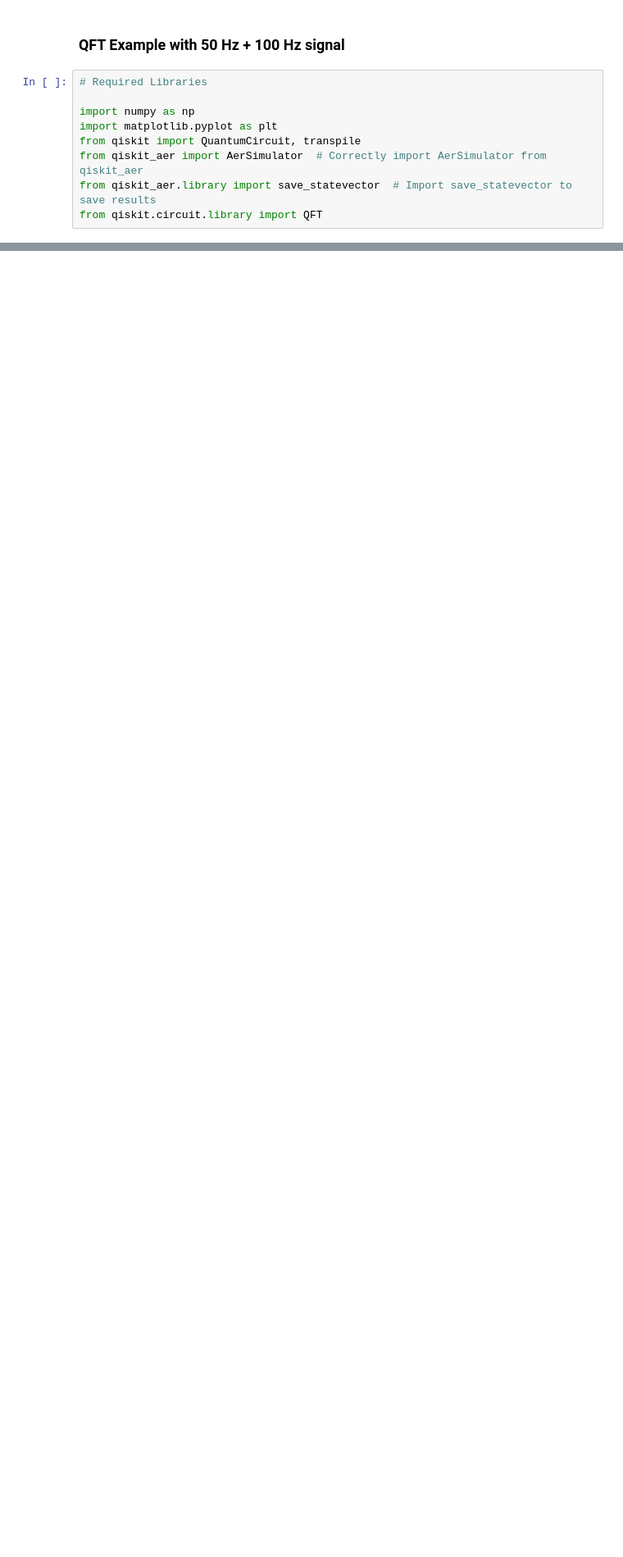
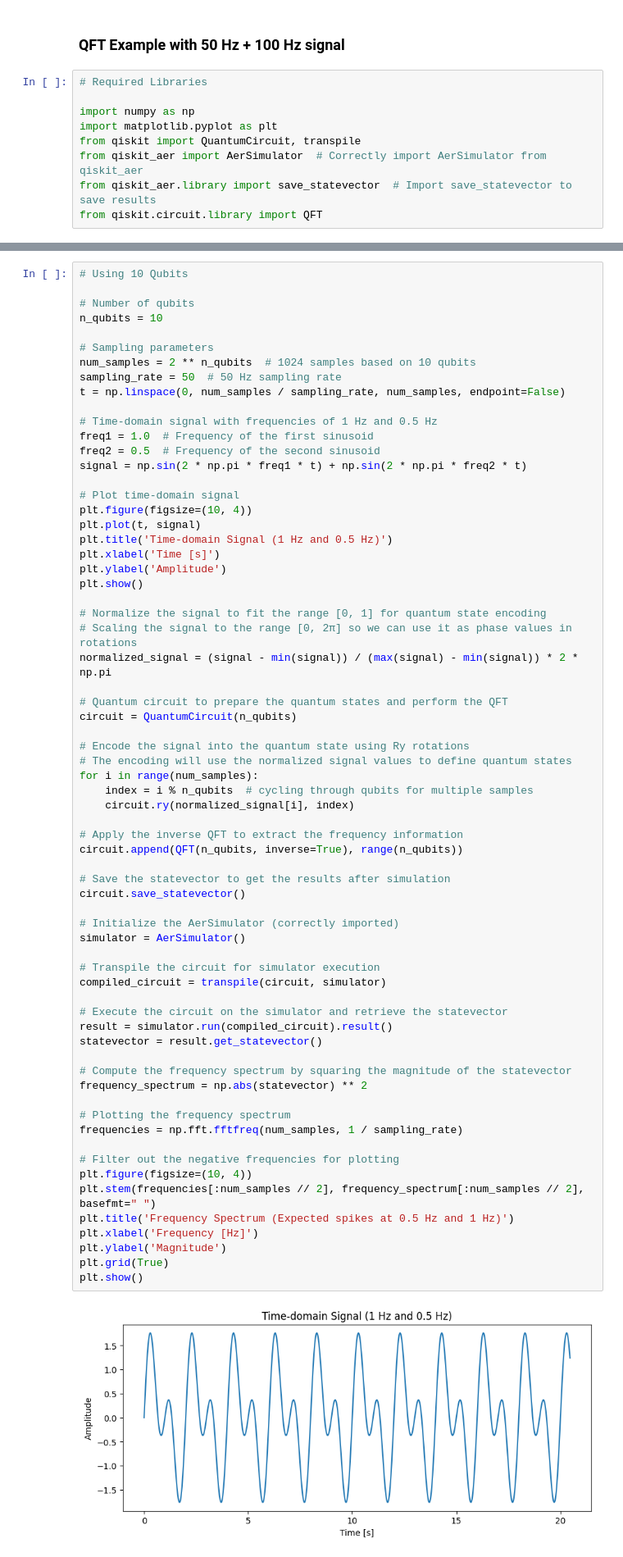
Before and after one commit to csc7/Quantum_Computing, a Jupyter notebook: QFT_Example.ipynb, the cells around one changed output, grey strips where cells are left out. Shown at 82% size. Saved outputs shown, nothing was run; the diff lists cells and outputs as text; blank space fills up the shorter version.

Commit message:
Add new signal to test QFT in QFT_Example.ipynb, QFT still to be corrected

```diff
--- a/QFT_Example.ipynb
+++ b/QFT_Example.ipynb
@@ -83,0 +86,69 @@ plt.show()
+# %%
+# Using 10 Qubits
+
+# Number of qubits
+n_qubits = 10
+
+# Sampling parameters
+num_samples = 2 ** n_qubits  # 1024 samples based on 10 qubits
+sampling_rate = 50  # 50 Hz sampling rate
+t = np.linspace(0, num_samples / sampling_rate, num_samples, endpoint=False)
+
+# Time-domain signal with frequencies of 1 Hz and 0.5 Hz
+freq1 = 1.0  # Frequency of the first sinusoid
+freq2 = 0.5  # Frequency of the second sinusoid
+signal = np.sin(2 * np.pi * freq1 * t) + np.sin(2 * np.pi * freq2 * t)
+
+# Plot time-domain signal
+plt.figure(figsize=(10, 4))
+plt.plot(t, signal)
+plt.title('Time-domain Signal (1 Hz and 0.5 Hz)')
+plt.xlabel('Time [s]')
+plt.ylabel('Amplitude')
+plt.show()
+
+# Normalize the signal to fit the range [0, 1] for quantum state encoding
+# Scaling the signal to the range [0, 2π] so we can use it as phase values in rotations
+normalized_signal = (signal - min(signal)) / (max(signal) - min(signal)) * 2 * np.pi
+
+# Quantum circuit to prepare the quantum states and perform the QFT
+circuit = QuantumCircuit(n_qubits)
+
+# Encode the signal into the quantum state using Ry rotations
+# The encoding will use the normalized signal values to define quantum states
+for i in range(num_samples):
+    index = i % n_qubits  # cycling through qubits for multiple samples
+    circuit.ry(normalized_signal[i], index)
+
+# Apply the inverse QFT to extract the frequency information
+circuit.append(QFT(n_qubits, inverse=True), range(n_qubits))
+
+# Save the statevector to get the results after simulation
+circuit.save_statevector()
+
+# Initialize the AerSimulator (correctly imported)
+simulator = AerSimulator()
+
+# Transpile the circuit for simulator execution
+compiled_circuit = transpile(circuit, simulator)
+
+# Execute the circuit on the simulator and retrieve the statevector
+result = simulator.run(compiled_circuit).result()
+statevector = result.get_statevector()
+
+# Compute the frequency spectrum by squaring the magnitude of the statevector
+frequency_spectrum = np.abs(statevector) ** 2
+
+# Plotting the frequency spectrum
+frequencies = np.fft.fftfreq(num_samples, 1 / sampling_rate)
+
+# Filter out the negative frequencies for plotting
+plt.figure(figsize=(10, 4))
+plt.stem(frequencies[:num_samples // 2], frequency_spectrum[:num_samples // 2], basefmt=" ")
+plt.title('Frequency Spectrum (Expected spikes at 0.5 Hz and 1 Hz)')
+plt.xlabel('Frequency [Hz]')
+plt.ylabel('Magnitude')
+plt.grid(True)
+plt.show()
+# %% [output]
+[figure, added]
```
Also changed, not shown: parts of 2 cells of this notebook.
